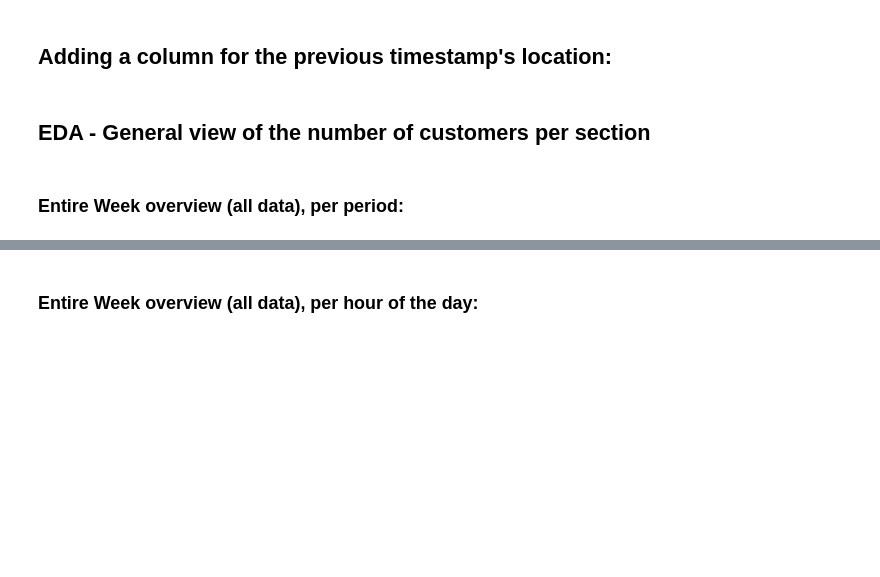
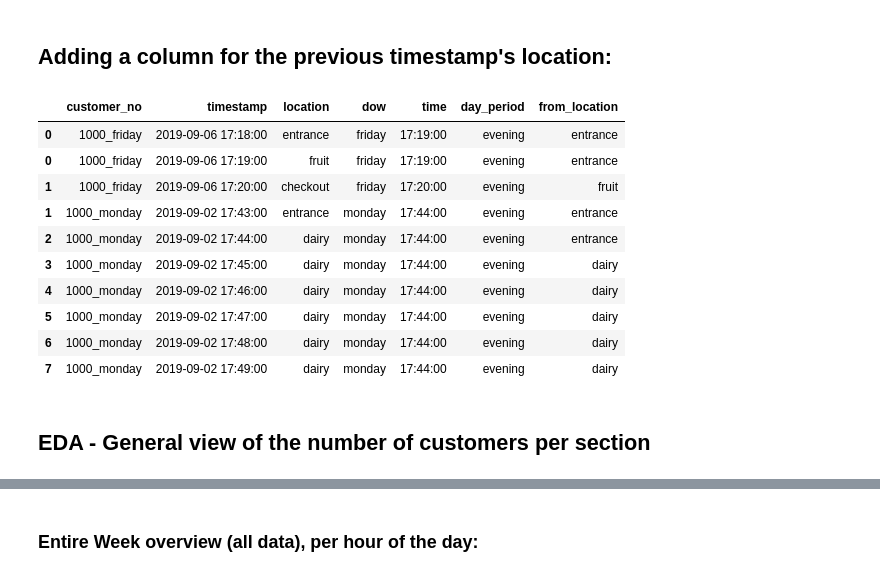
Before and after one commit to mahernadar/Mado, a Jupyter notebook: notebooks/supermarket_eda.ipynb, the cells around one changed output, grey strips where cells are left out. Saved outputs shown, nothing was run; the diff lists cells and outputs as text; code cells hidden in the pictures; blank space fills up the shorter version.

```diff
--- a/notebooks/supermarket_eda.ipynb
+++ b/notebooks/supermarket_eda.ipynb
@@ -73,17 +89,32 @@ df_all_days.sample(5)
 # %% [markdown]
 ## Adding a "checkout" entry of some customers whose end registered location was not checkout:
 # %%
-# TODO: add an initial entry per customer for the "entrance" location.
+missing_checkout_entries = (
+    []
+)  # -- to be filled with the dicts of missing entries:
+for entries, grp_data in df_all_days.groupby("customer_no"):
+    if "entrance" not in grp_data.location.unique():
+        # extract last row as a dict:
+        checkout_entries = grp_data.iloc[0].to_dict()
 
+        # the checkout timestamp is the last timestamp + 1 minute:
+        entrance_timestamp = grp_data.iloc[0].timestamp + datetime.timedelta(
+            minutes=-1
+        )
+        checkout_entries["timestamp"] = entrance_timestamp
 
-missing_checkout_entries = []  # -- to be filled with the dicts of missing entries:
-for entries, grp_data in df_all_days.groupby("customer_no"):
+        # update the location accordingly:
+        checkout_entries["location"] = "entrance"
+        missing_checkout_entries.append(checkout_entries)
+
     if "checkout" not in grp_data.location.unique():
         # extract last row as a dict:
         checkout_entries = grp_data.iloc[-1].to_dict()
 
         # the checkout timestamp is the last timestamp + 1 minute:
-        checkout_timestamp = grp_data.iloc[-1].timestamp + datetime.timedelta(minutes=1)
+        checkout_timestamp = grp_data.iloc[-1].timestamp + datetime.timedelta(
+            minutes=1
+        )
         checkout_entries["timestamp"] = checkout_timestamp
 
         # update the location accordingly:
@@ -100,14 +131,27 @@ df_all_days = df_all_days.sort_values(by=["customer_no", "timestamp"])
 ## Adding a column for the previous timestamp's location:
 # %%
 df_all_days["from_location"] = (
-    df_all_days["location"].shift(1).fillna("entrance").replace("checkout", "entrance")
+    df_all_days["location"]
+    .shift(1)
+    .fillna("entrance")
+    .replace("checkout", "entrance")
 )
-df_all_days = df_all_days.rename(columns={"location": "to_location"})
-df_all_days.head()
+
+df_all_days.head(10)
+# %% [output]
+|  | customer_no | timestamp | location | dow | time | day_period | from_location |
+| 0 | 1000_friday | 2019-09-06 17:18:00 | entrance | friday | 17:19:00 | evening | entrance |
+| 0 | 1000_friday | 2019-09-06 17:19:00 | fruit | friday | 17:19:00 | evening | entrance |
+| 1 | 1000_friday | 2019-09-06 17:20:00 | checkout | friday | 17:20:00 | evening | fruit |
+| 1 | 1000_monday | 2019-09-02 17:43:00 | entrance | monday | 17:44:00 | evening | entrance |
+| 2 | 1000_monday | 2019-09-02 17:44:00 | dairy | monday | 17:44:00 | evening | entrance |
+| 3 | 1000_monday | 2019-09-02 17:45:00 | dairy | monday | 17:44:00 | evening | dairy |
+| 4 | 1000_monday | 2019-09-02 17:46:00 | dairy | monday | 17:44:00 | evening | dairy |
+| 5 | 1000_monday | 2019-09-02 17:47:00 | dairy | monday | 17:44:00 | evening | dairy |
+| 6 | 1000_monday | 2019-09-02 17:48:00 | dairy | monday | 17:44:00 | evening | dairy |
+| 7 | 1000_monday | 2019-09-02 17:49:00 | dairy | monday | 17:44:00 | evening | dairy |
 # %%
 path = "../data/cleaned_data.csv"
 df_all_days.to_csv(path, index=False)
 # %% [markdown]
 ## EDA - General view of the number of customers per section
-# %% [markdown]
-### Entire Week overview (all data), per period:
```
Also changed, not shown: parts of 19 cells of this notebook, 2 other files.
